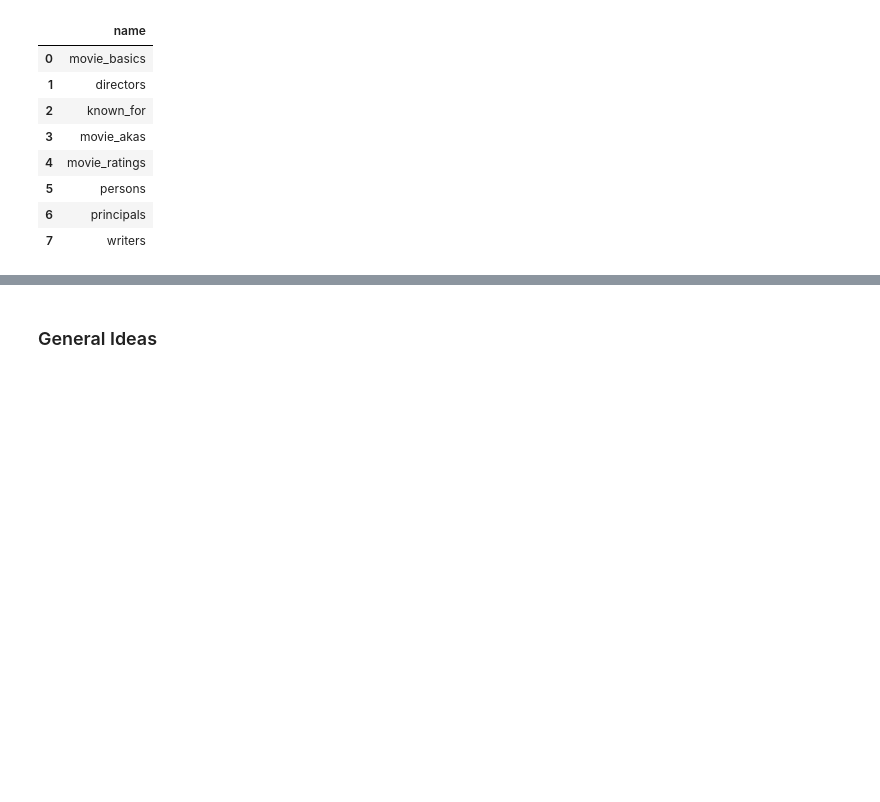
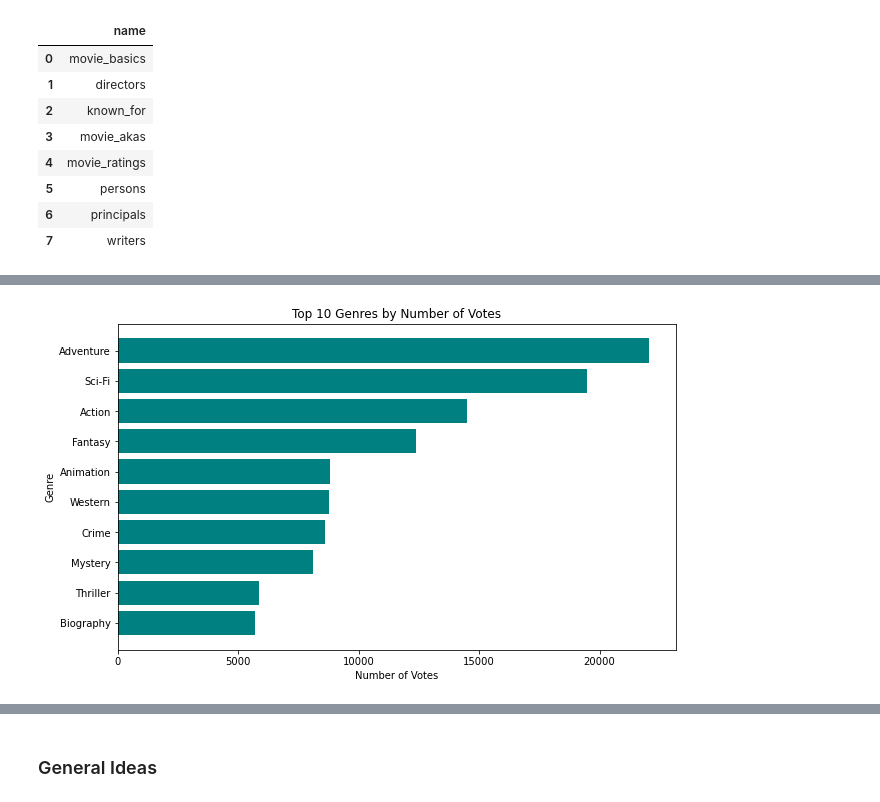
Before and after one commit to JulieMusangi/Film-Performance-Insights, a Jupyter notebook: analysis.ipynb, the cells around one changed output, grey strips where cells are left out. Saved outputs shown, nothing was run; the diff lists cells and outputs as text; code cells hidden in the pictures; blank space fills up the shorter version.

```diff
--- a/analysis.ipynb
+++ b/analysis.ipynb
@@ -677,0 +773,8 @@ pd.read_sql (tables, conn)
+# %%
+# Calculate average number of votes by genre
+avg_votes_by_genre = exploded_df.groupby('genres')['numvotes'].mean().reset_index().sort_values(by='numvotes', ascending=False)
+top10_avg_votes_by_genre = avg_votes_by_genre.head(10)
+top10_avg_votes_by_genre
+# Display the average number of votes by genre
+print("\nTop 10 Average Number of Votes by Genre:")
+print(top10_avg_votes_by_genre)
@@ -677,0 +794,11 @@ pd.read_sql (tables, conn)
+# %%
+# Visualization: Inverted bar graph for top 10 genres by number of votes
+plt.figure(figsize=(10, 6))
+plt.barh(top10_avg_votes_by_genre['genres'], top10_avg_votes_by_genre['numvotes'], color='teal')
+plt.xlabel('Number of Votes')
+plt.ylabel('Genre')
+plt.title('Top 10 Genres by Number of Votes')
+plt.gca().invert_yaxis()  # Invert y-axis to have the highest rating at the top
+plt.show()
+# %% [output]
+[figure, added]
```
Also changed, not shown: parts of 20 cells of this notebook, 2 other files.
